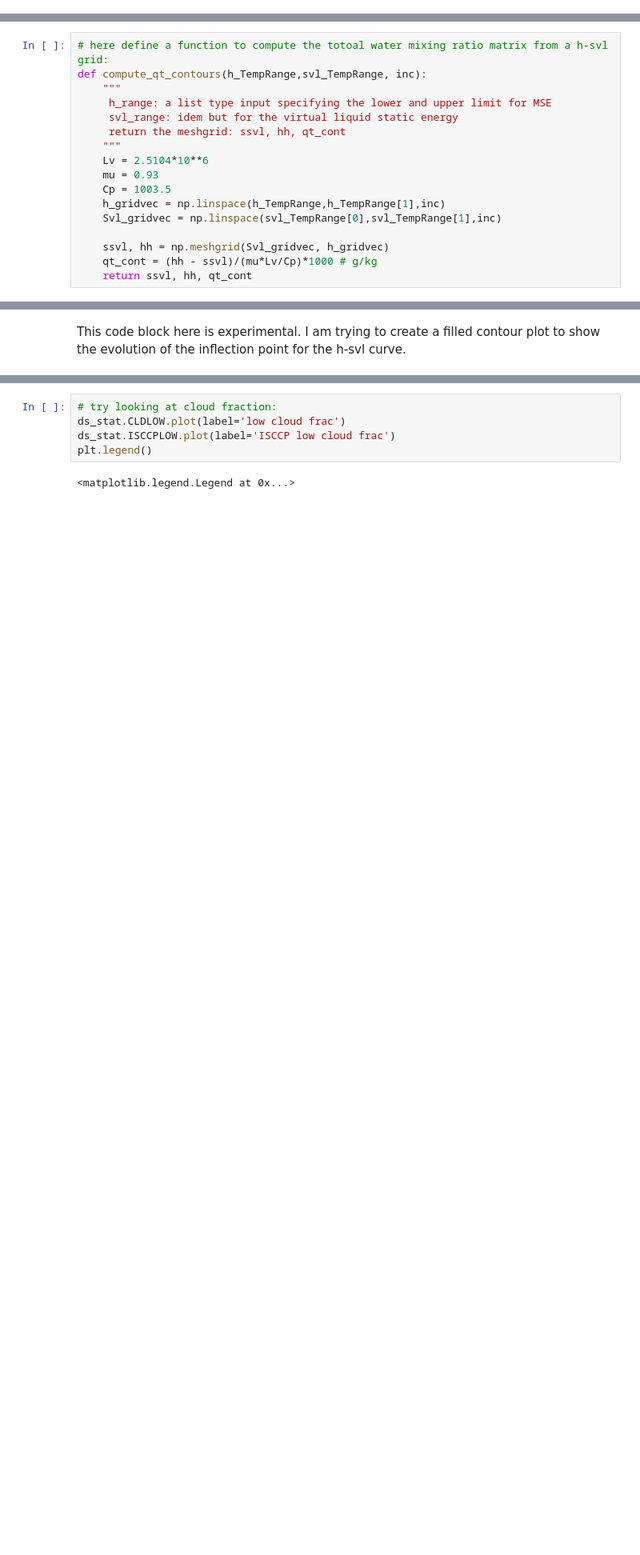
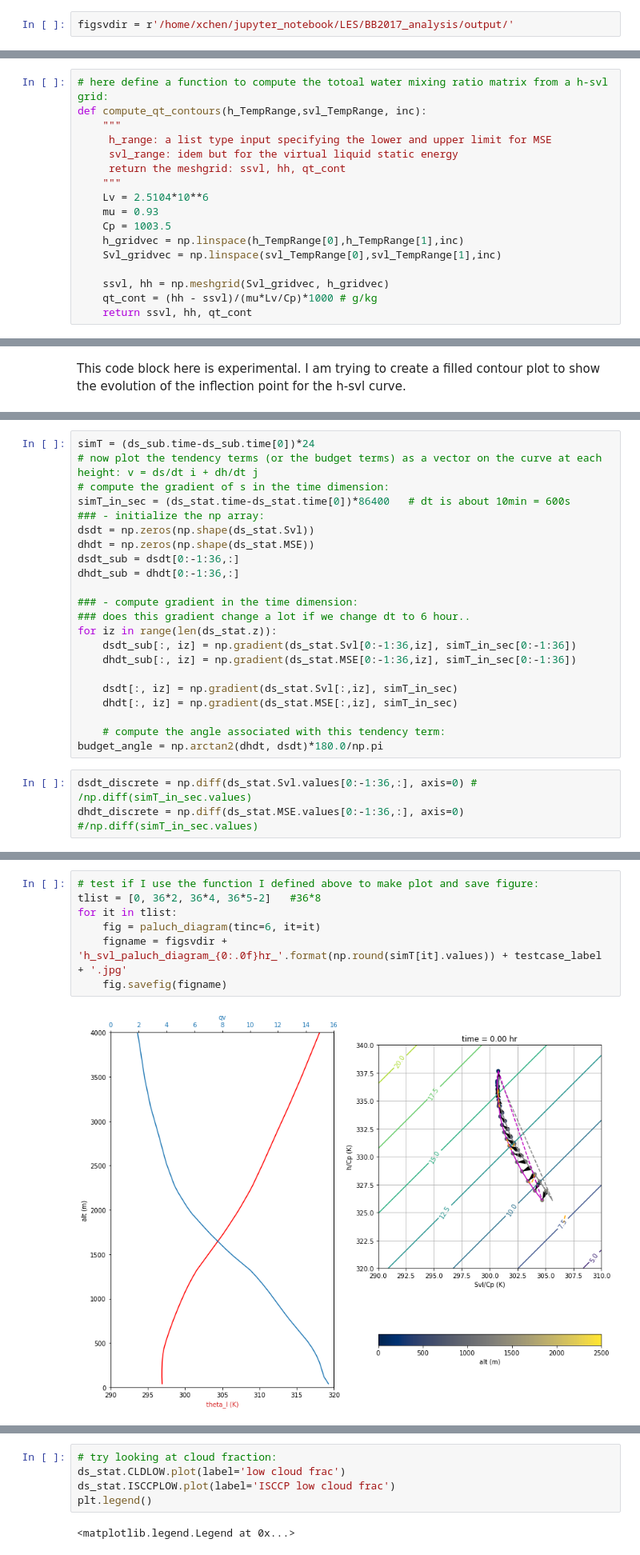
Before and after one commit to xychen-ocn/BB2017_analysis, a Jupyter notebook: examine_BB2017_MSE_Svl_Paluch_diagram.ipynb, the cells around one changed output, grey strips where cells are left out. Shown at 80% size. Drawn from its saved outputs; the diff is of its cells as text; blank space fills up the shorter version.

```diff
--- a/examine_BB2017_MSE_Svl_Paluch_diagram.ipynb
+++ b/examine_BB2017_MSE_Svl_Paluch_diagram.ipynb
@@ -35,6 +35,8 @@ filenames['RADhomo'] = file_prefix + '_RADhomo.nc'
 filenames['RADFLXhomo']=file_prefix + '_RADFLXhomo.nc'
 filenames['RFhomoNoPCP']=file_prefix + '_RADFLXhomo_noPCP.nc'
 filenames['WTG'] = file_prefix + '_WTG.nc'
+# %%
+figsvdir = r'/home/xchen/jupyter_notebook/LES/BB2017_analysis/output/'
 # %%
 # manually select a simulation case to make the evolution movie:
 testcase_label='cntrl'
@@ -63,7 +65,7 @@ def compute_qt_contours(h_TempRange,svl_TempRange, inc):
     Lv = 2.5104*10**6
     mu = 0.93
     Cp = 1003.5
-    h_gridvec = np.linspace(h_TempRange,h_TempRange[1],inc)
+    h_gridvec = np.linspace(h_TempRange[0],h_TempRange[1],inc)
     Svl_gridvec = np.linspace(svl_TempRange[0],svl_TempRange[1],inc)
 
     ssvl, hh = np.meshgrid(Svl_gridvec, h_gridvec)
@@ -124,3 +126,28 @@ for it in range(len(ds_sub.time)):
     y0 = d.MSE[it,:]
     alt = d.z;
     z_inflec[it] = find_inflection_points_in_cloudlayer(x0,y0,alt)
+# %%
+simT = (ds_sub.time-ds_sub.time[0])*24
+# now plot the tendency terms (or the budget terms) as a vector on the curve at each height: v = ds/dt i + dh/dt j
+# compute the gradient of s in the time dimension:
+simT_in_sec = (ds_stat.time-ds_stat.time[0])*86400   # dt is about 10min = 600s
+### - initialize the np array:
+dsdt = np.zeros(np.shape(ds_stat.Svl))
+dhdt = np.zeros(np.shape(ds_stat.MSE))
+dsdt_sub = dsdt[0:-1:36,:]
+dhdt_sub = dhdt[0:-1:36,:]
+
+### - compute gradient in the time dimension:
+### does this gradient change a lot if we change dt to 6 hour..
+for iz in range(len(ds_stat.z)):
+    dsdt_sub[:, iz] = np.gradient(ds_stat.Svl[0:-1:36,iz], simT_in_sec[0:-1:36])
+    dhdt_sub[:, iz] = np.gradient(ds_stat.MSE[0:-1:36,iz], simT_in_sec[0:-1:36])
+
+    dsdt[:, iz] = np.gradient(ds_stat.Svl[:,iz], simT_in_sec)
+    dhdt[:, iz] = np.gradient(ds_stat.MSE[:,iz], simT_in_sec)
+
+    # compute the angle associated with this tendency term:
+budget_angle = np.arctan2(dhdt, dsdt)*180.0/np.pi
+# %%
+dsdt_discrete = np.diff(ds_stat.Svl.values[0:-1:36,:], axis=0) # /np.diff(simT_in_sec.values)
+dhdt_discrete = np.diff(ds_stat.MSE.values[0:-1:36,:], axis=0) #/np.diff(simT_in_sec.values)
@@ -126,0 +262,9 @@ for it in range(len(ds_sub.time)):
+# %%
+# test if I use the function I defined above to make plot and save figure:
+tlist = [0, 36*2, 36*4, 36*5-2]   #36*8
+for it in tlist:
+    fig = paluch_diagram(tinc=6, it=it)
+    figname = figsvdir + 'h_svl_paluch_diagram_{0:.0f}hr_'.format(np.round(simT[it].values)) + testcase_label + '.jpg'
+    fig.savefig(figname)
+# %% [output]
+[figure, added]
```
Also changed, not shown: parts of 23 cells of this notebook, 43 other files.
